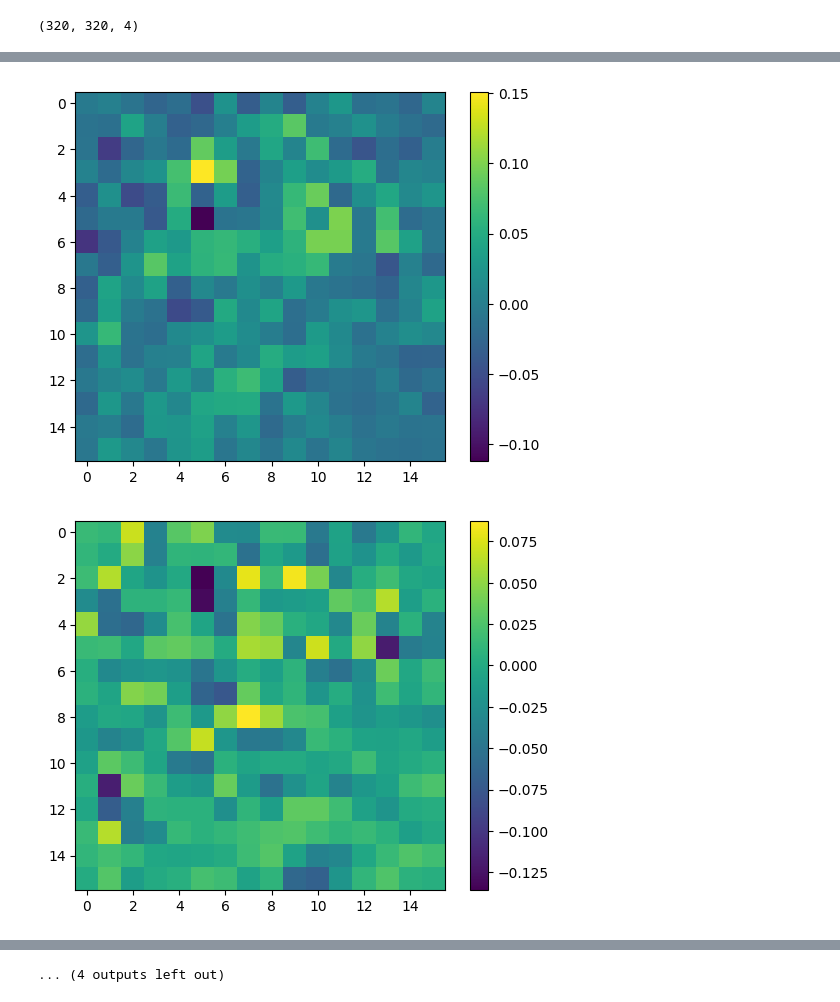
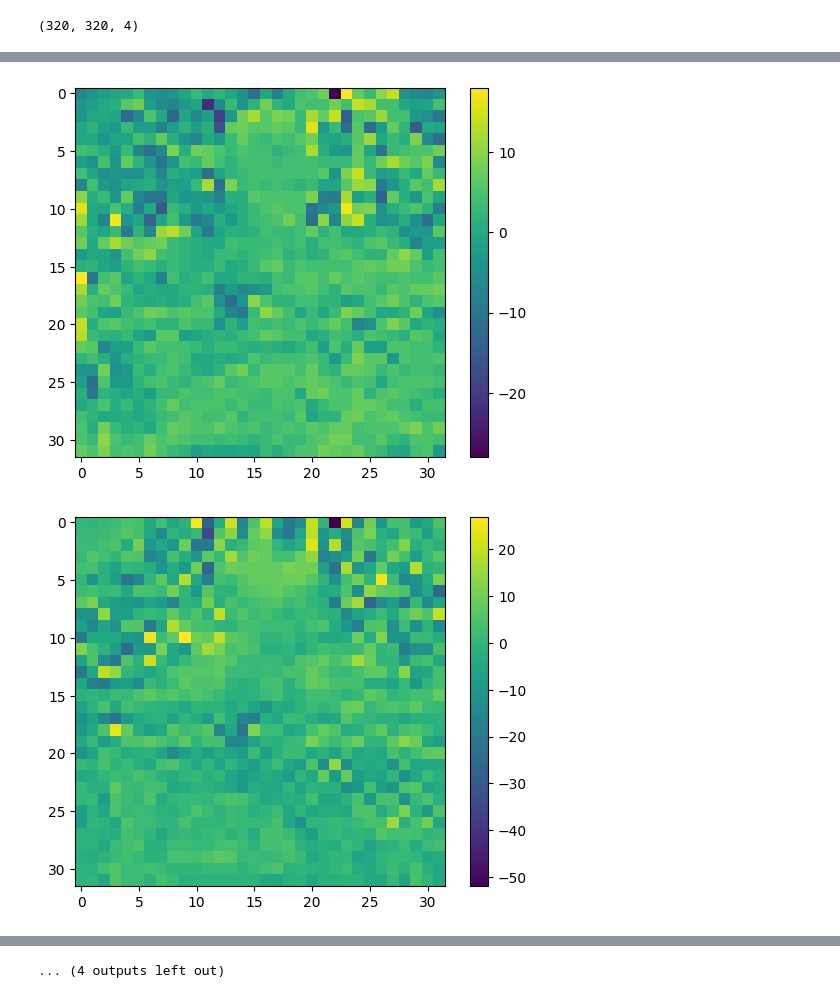
Before and after one commit to MichaelMoroz/TensorFrost, a Jupyter notebook: examples/Rendering/neural_embed.ipynb, the cells around one changed output, grey strips where cells are left out. Drawn from its saved outputs; the diff is of its cells as text; code cells hidden in the pictures.

```diff
--- a/examples/Rendering/neural_embed.ipynb
+++ b/examples/Rendering/neural_embed.ipynb
@@ -9,14 +9,13 @@ tf.initialize(tf.opengl)
 EN = 16 #embedding size
 CH = 3 #number of channels
 
-ImageW = 800
-ImageH = 800
+ImageW = 1000
+ImageH = 1000
 
-def f(x, a):
-    return tf.sqrt(x*x + a*a) - a
-
-def smoothstepA(x, a): #controls the smoothness of the transition
-    return tf.lerp(f(x, a), 1.0 - f(1.0 - x, a), tf.smoothstep(0.0, 1.0, x))
+def Sample(tex, i, j, k):
+    #return tex[i, j, k]
+    res = tf.clamp(tf.round(127.0*tex[i, j, k]).pass_grad(), -127.0, 127.0)
+    return res / 127.0
 
 def Bilinear(tex, x, y, ch):
     #offset each channel to avoid discontinuities
@@ -29,13 +28,12 @@ def Bilinear(tex, x, y, ch):
     xi, yi = tf.int(xi), tf.int(yi)
 
     #fake cubic interpolation
-    #xf = smoothstepA(xf, 0.15)
-    #yf = smoothstepA(yf, 0.15)
     xf = tf.smoothstep(0.0, 1.0, xf)
     yf = tf.smoothstep(0.0, 1.0, yf)
 
     oxf, oyf = 1.0-xf, 1.0-yf
-    return tex[xi, yi, ch]*oxf*oyf + tex[xi+1, yi, ch]*xf*oyf + tex[xi, yi+1, ch]*oxf*yf + tex[xi+1, yi+1, ch]*xf*yf
+    #return tex[xi, yi, ch]*oxf*oyf + tex[xi+1, yi, ch]*xf*oyf + tex[xi, yi+1, ch]*oxf*yf + tex[xi+1, yi+1, ch]*xf*yf
+    return Sample(tex, xi, yi, ch)*oxf*oyf + Sample(tex, xi+1, yi, ch)*xf*oyf + Sample(tex, xi, yi+1, ch)*oxf*yf + Sample(tex, xi+1, yi+1, ch)*xf*yf
 
 def mul_bias(X, W):
     ids = tf.indices(list(X.shape[:-1]) + [W.shape[-2]])
@@ -123,7 +121,7 @@ input_img = input_img[:,:,:3] *input_img[:,:,3:4]
 [figure]
 (320, 320, 4)
 # %%
-RN = 64
+RN = 32
 
 #get list of pixels
 N = input_img.shape[0]*input_img.shape[1]
@@ -214,6 +212,9 @@ plt.show()
 # %%
 #plot the embeddings
 embedding = tex_tf.numpy
+#get quantized version
+embedding = np.round(embedding*127.0)
+embedding = np.clip(embedding, -127.0, 127.0)
 for i in range(embedding.shape[2]):
     plt.imshow(embedding[:,:,i])
     plt.colorbar()
@@ -223,2 +224,2 @@ for i in range(embedding.shape[2]):
-[figure, old version]
+[figure, new version]
-[figure, old version]
+[figure, new version]
```
Also changed, not shown: parts of 4 cells of this notebook.
